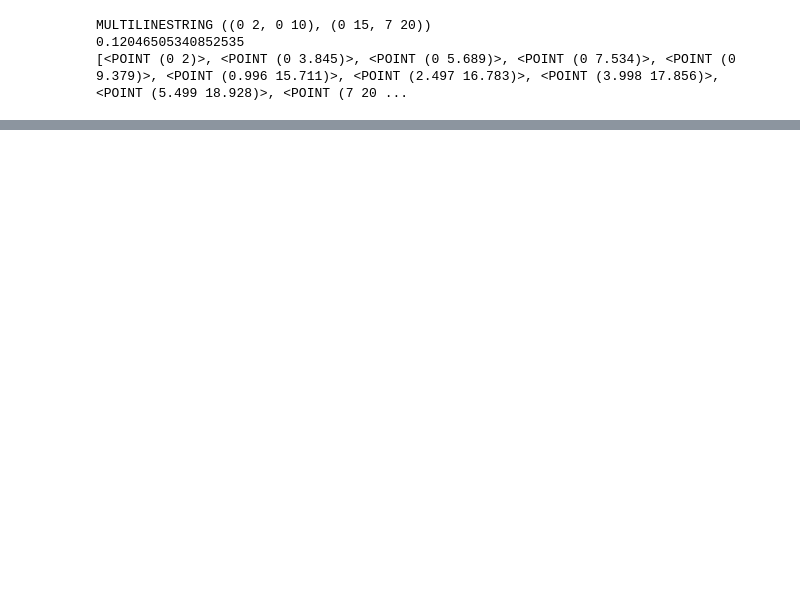
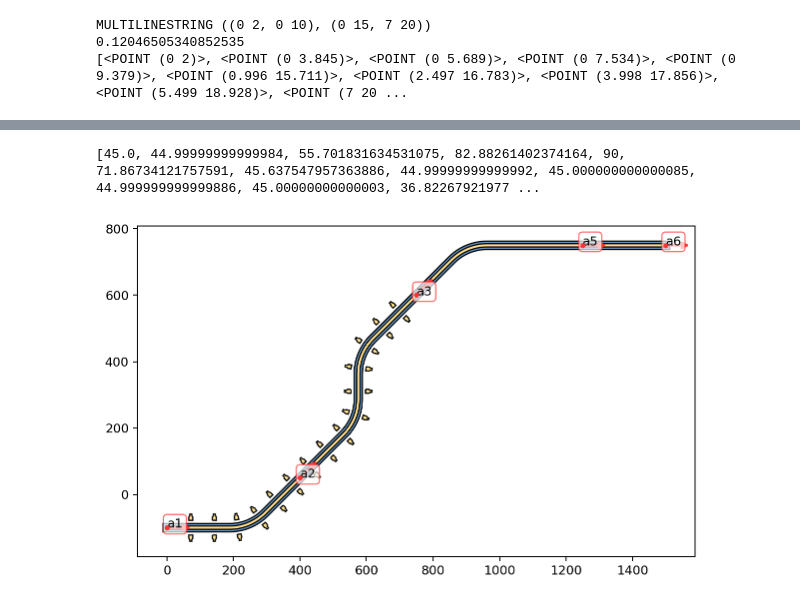
Before and after one commit to eeroqlab/zeroheliumkit, a Jupyter notebook: dev/anchors_test.ipynb, the cells around one changed output, grey strips where cells are left out. Drawn from its saved outputs; the diff is of its cells as text; code cells hidden in the pictures; blank space fills up the shorter version.

Commit message:
added add_along_pass method

```diff
--- a/dev/anchors_test.ipynb
+++ b/dev/anchors_test.ipynb
@@ -275,0 +242,25 @@ print(tt[1:-1])
+# %%
+route_config = {"radius": 30, "num_segments": 16}
+
+ss = SuperStructure(route_config)
+ss.add_anchor([Anchor((0,-20), 0, "a1"),
+               Anchor((80,10), 45, "a2"),
+               Anchor((150,120), 45, "a3"),
+               Anchor((250,150), 0, "a5"),
+               Anchor((300,150), 00, "a6")])
+
+ss.route(("a1", "a2", "a3"), layers={"top": 2, "gnd": 5})
+ss.route(("a3", "a5", "a6"), layers={"top": 2, "gnd": 5})
+ss.scale(5, 5)
+
+ss.add_along_skeletone(bound_anchors=("a3", "a1"), num=15, structure=ab)
+
+fig = plt.figure(1, figsize=SIZE, dpi=90)
+ax = fig.add_subplot(111)
+#set_limits(ax=ax, coor=[150,80], dxdy=[340,250])
+ss.plot(ax=ax, layer=["gnd", "top", "anchorsmod"], color=colorlist, draw_direction=True)
+plt.gca().set_aspect('equal')
+plt.show()
+# %% [output]
+[45.0, 44.99999999999984, 55.701831634531075, 82.88261402374164, 90, 71.86734121757591, 45.637547957363886, 44.99999999999992, 45.000000000000085, 44.999999999999886, 45.00000000000003, 36.82267921977 ...
+[figure, added]
```
Also changed, not shown: parts of 7 cells of this notebook, 1 other file.
